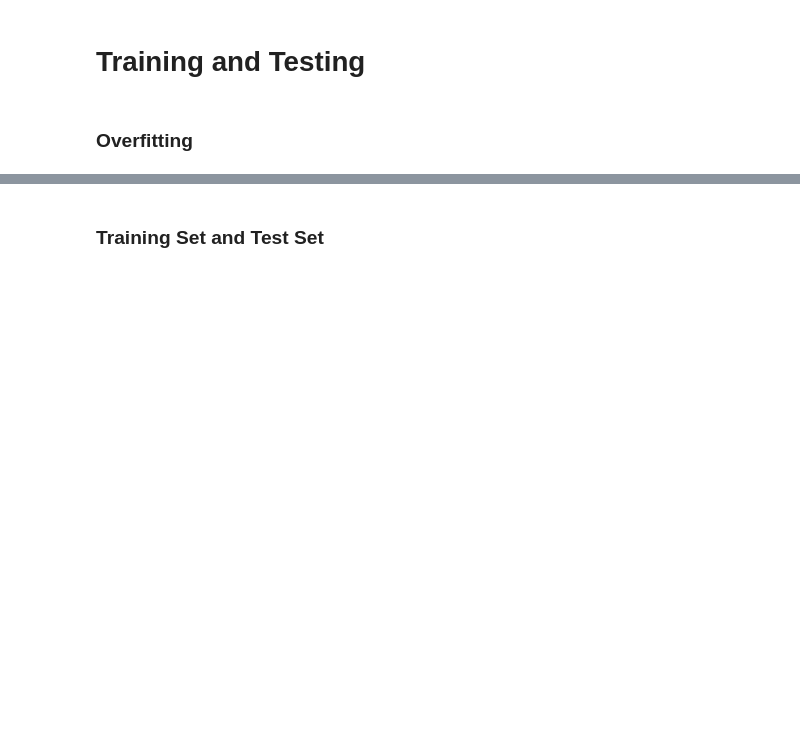
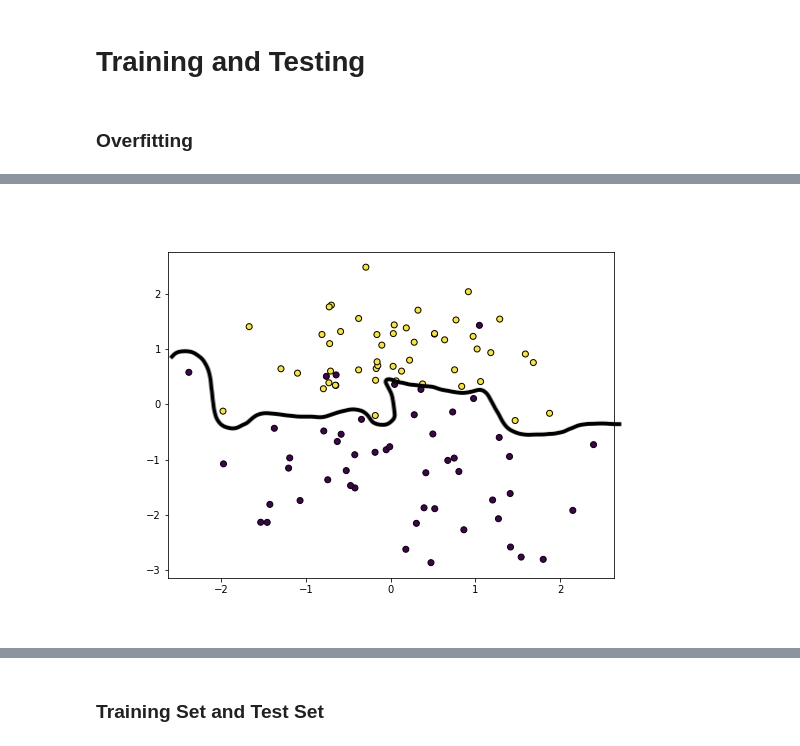
Before and after one commit to MohammedGuniem/Artificial-Intelligence-Machine-Learning, a Jupyter notebook: Fundamentals & Demonstrations/C_Model_Evaluation/D_training_and_testing.ipynb, the cells around one changed output, grey strips where cells are left out. Saved outputs shown, nothing was run; the diff lists cells and outputs as text; code cells hidden in the pictures; blank space fills up the shorter version.

Commit message:
Trying to fix broken images in jupyter notebook by using the display method in IPython

```diff
--- a/Fundamentals & Demonstrations/C_Model_Evaluation/D_training_and_testing.ipynb
+++ b/Fundamentals & Demonstrations/C_Model_Evaluation/D_training_and_testing.ipynb
@@ -18,0 +11,6 @@
+# %%
+from IPython.display import Image, display
+image_path = './images/overfitting.jpg'
+display(Image(filename=image_path))
+# %% [output]
+[figure, added]
```
Also changed, not shown: parts of 7 cells of this notebook.
